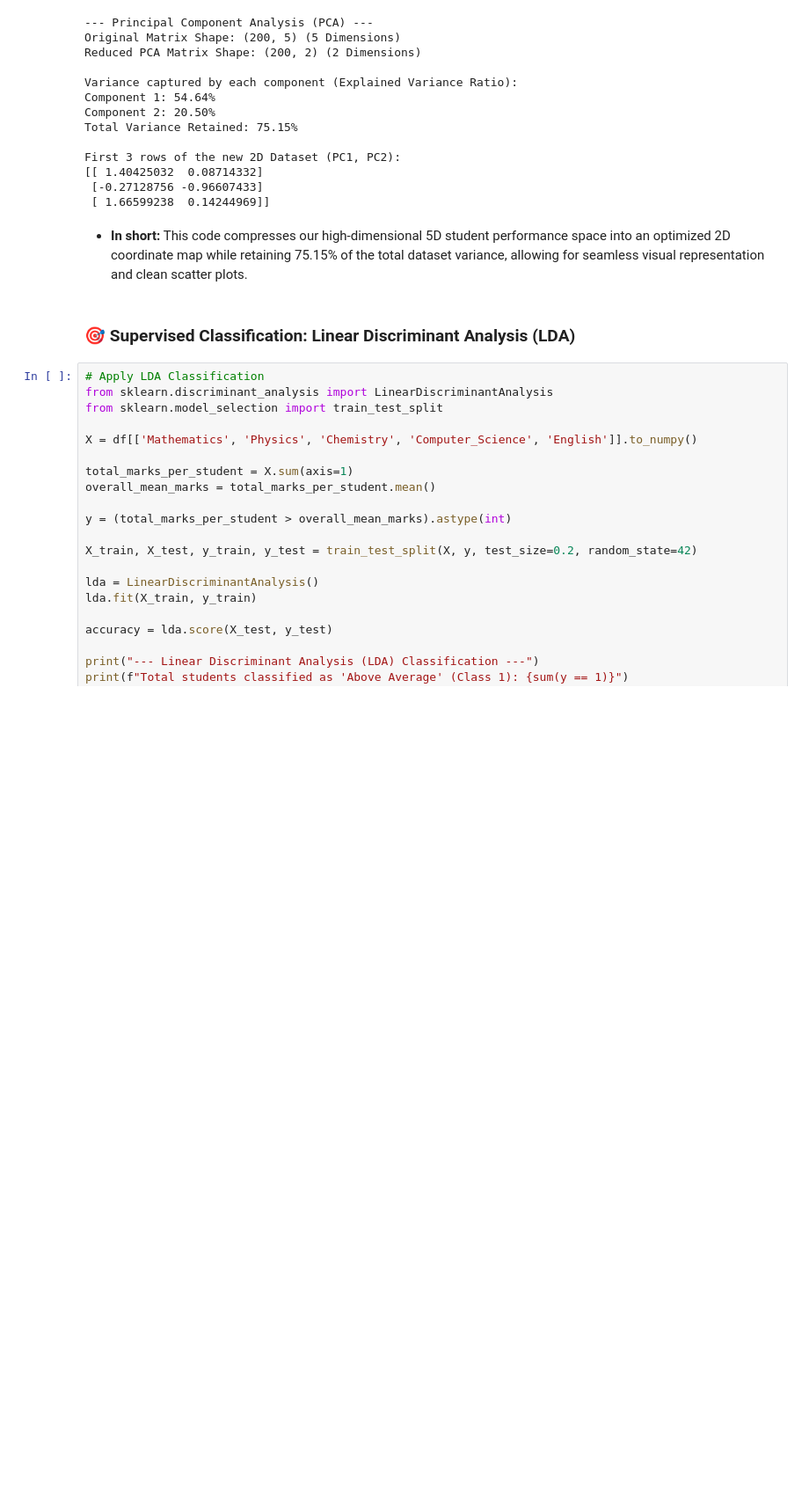
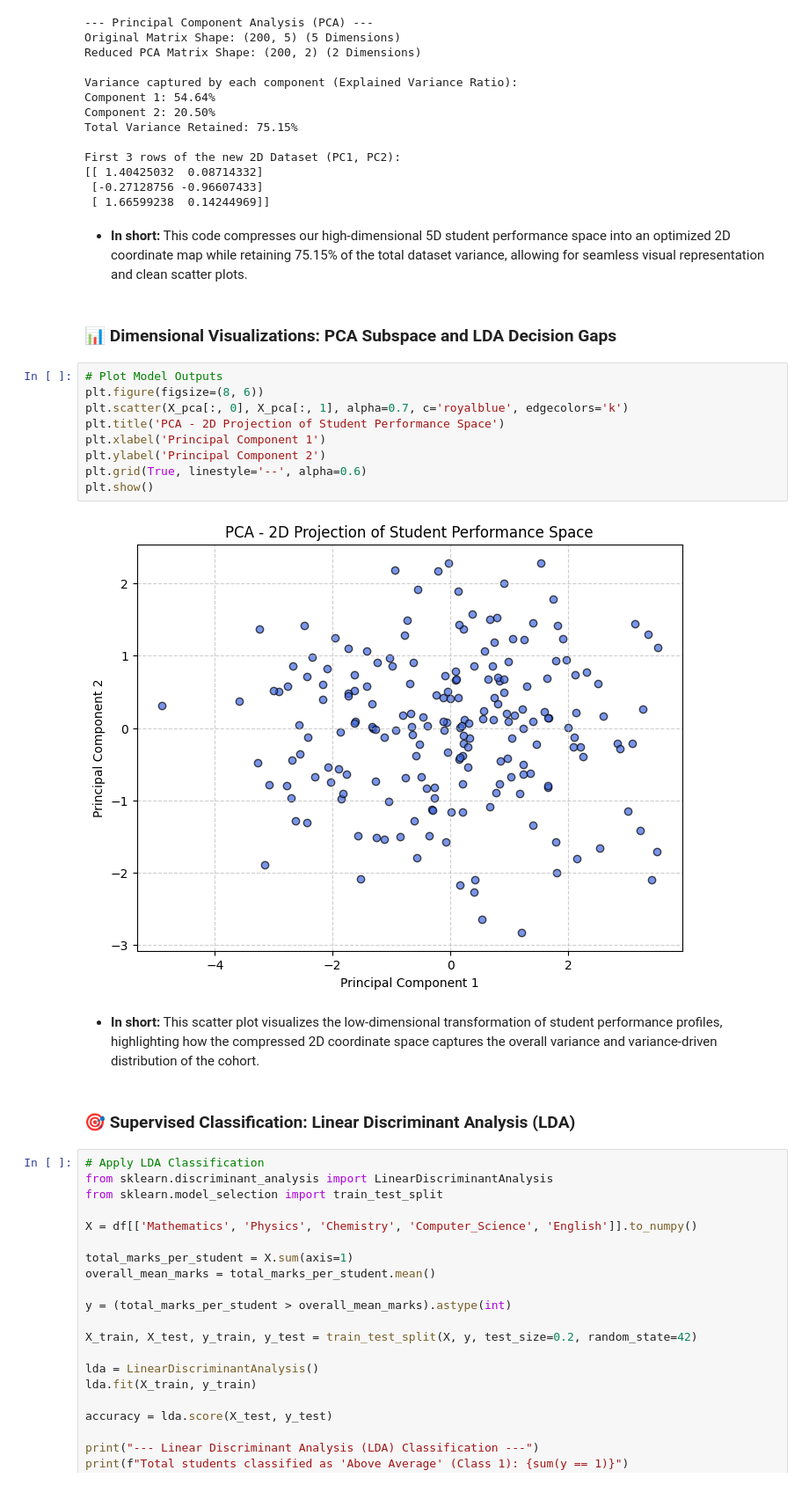
Before and after one commit to JanaviGol/MathematicAdvance_Stastics, a Jupyter notebook: Project-5/Calculative_Foundation.ipynb, the cells around one changed output. Shown at 88% size. Saved outputs shown, nothing was run; the diff lists cells and outputs as text; blank space fills up the shorter version.

```diff
--- a/Project-5/Calculative_Foundation.ipynb
+++ b/Project-5/Calculative_Foundation.ipynb
@@ -344,6 +359,21 @@ First 3 rows of the new 2D Dataset (PC1, PC2):
  [ 1.66599238  0.14244969]]
 # %% [markdown]
 * **In short:** This code compresses our high-dimensional 5D student performance space into an optimized 2D coordinate map while retaining 75.15% of the total dataset variance, allowing for seamless visual representation and clean scatter plots.
+# %% [markdown]
+### 📊 Dimensional Visualizations: PCA Subspace and LDA Decision Gaps
+# %%
+# Plot Model Outputs
+plt.figure(figsize=(8, 6))
+plt.scatter(X_pca[:, 0], X_pca[:, 1], alpha=0.7, c='royalblue', edgecolors='k')
+plt.title('PCA - 2D Projection of Student Performance Space')
+plt.xlabel('Principal Component 1')
+plt.ylabel('Principal Component 2')
+plt.grid(True, linestyle='--', alpha=0.6)
+plt.show()
+# %% [output]
+[figure, added]
+# %% [markdown]
+* **In short:** This scatter plot visualizes the low-dimensional transformation of student performance profiles, highlighting how the compressed 2D coordinate space captures the overall variance and variance-driven distribution of the cohort.
 # %% [markdown]
 ### 🎯 Supervised Classification: Linear Discriminant Analysis (LDA)
 # %%
```
Also changed, not shown: parts of 8 cells of this notebook.
